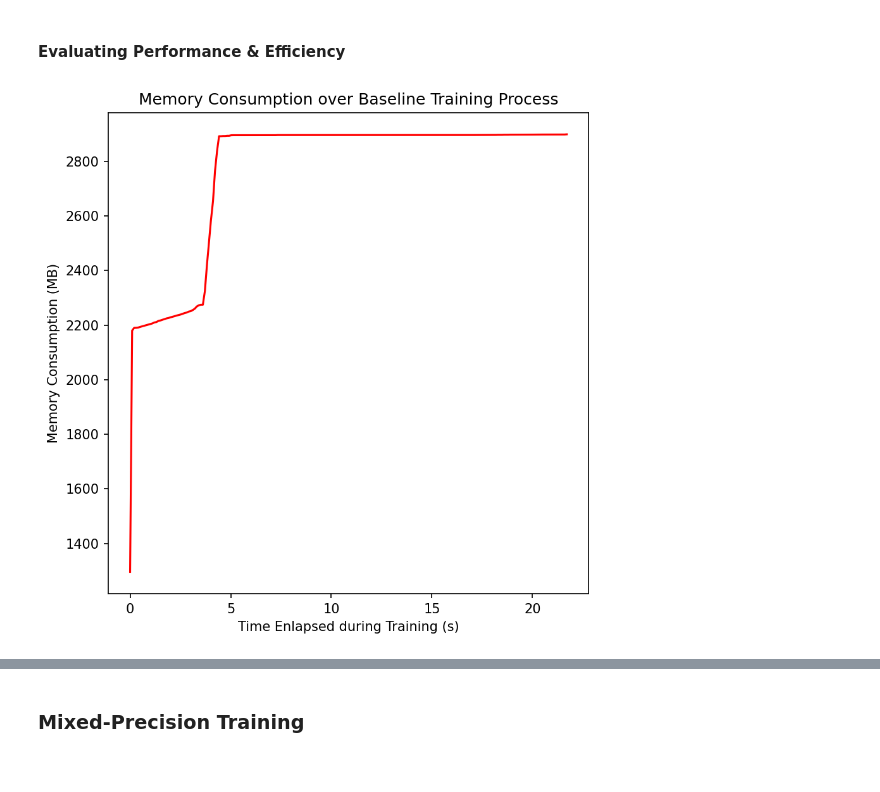
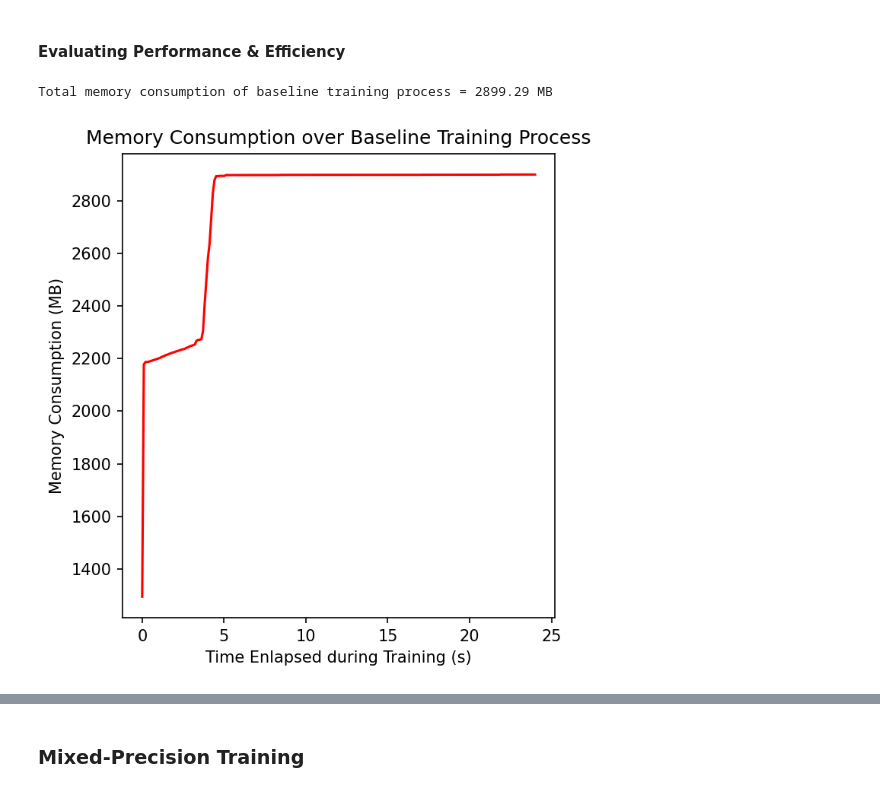
Before and after one commit to gittmp/efficient-deep-learning, a Jupyter notebook: Program/risk-forecasting.ipynb, the cells around one changed output, grey strips where cells are left out. Saved outputs shown, nothing was run; the diff lists cells and outputs as text; code cells hidden in the pictures.

Commit message:
memory profiling for mixed precision training

```diff
--- a/Program/risk-forecasting.ipynb
+++ b/Program/risk-forecasting.ipynb
@@ -493,18 +493,20 @@ if BASELINE and TIME_PROFILING:
 # %%
 if BASELINE and MEMORY_PROFILING:
     # plot memory usage over the training process
-    fig, ax = plt.subplots(figsize=(6, 6), dpi=150)
+    print(f"Total memory consumption of baseline training process = {baseline_memory[-1]:.2f} MB")
+    fig, ax = plt.subplots(figsize=(5, 5), dpi=150)
 
     x_axis_values = np.linspace(0, 0.1 * len(baseline_memory), len(baseline_memory))
     ax.plot(x_axis_values, baseline_memory, color='r', label="Training")
     ax.set_xlabel('Time Enlapsed during Training (s)')
     ax.set_ylabel('Memory Consumption (MB)')
     ax.set_title('Memory Consumption over Baseline Training Process')
 
     plt.tight_layout()
     plt.show()
 # %% [output]
+Total memory consumption of baseline training process = 2899.29 MB
-[figure, old version]
+[figure, new version]
 # %%
 if BASELINE:
     # training loss plots
```
Also changed, not shown: parts of 19 cells of this notebook.
